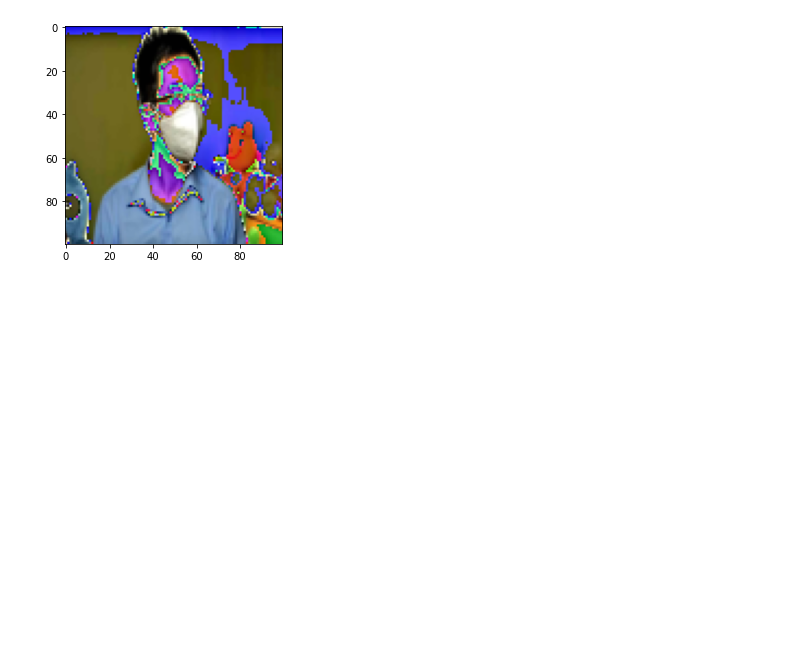
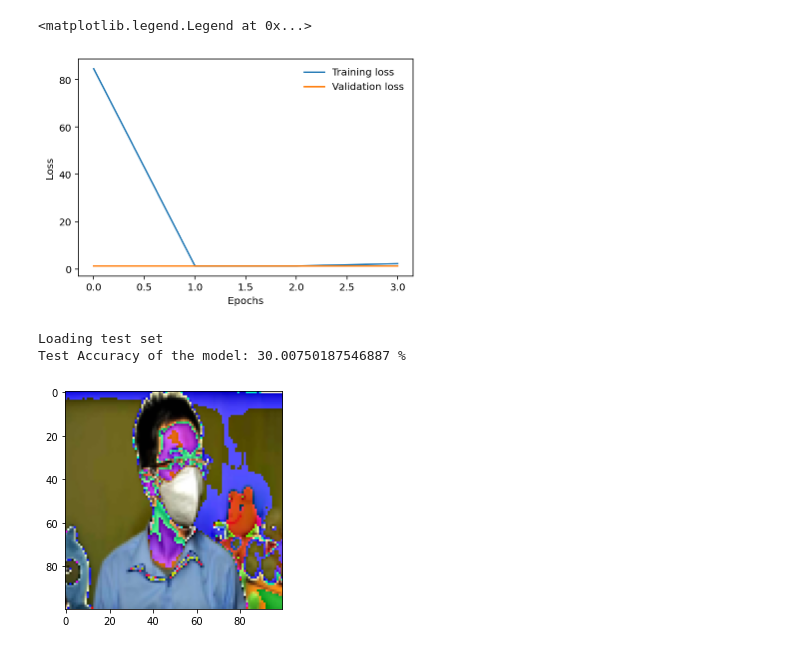
Before and after one commit to cpatel1999/AI_FACE_MASK_DETECTION, a Jupyter notebook: Project.ipynb, the cells around one changed output. Saved outputs shown, nothing was run; the diff lists cells and outputs as text; code cells hidden in the pictures; blank space fills up the shorter version.

```diff
--- a/Project.ipynb
+++ b/Project.ipynb
@@ -53,17 +65,17 @@ class FaceMaskDataset(Dataset):
 train_split_percentage = 0.8
 val_split_percentage = 0.1
 test_split_percentage = 0.1
-size_of_the_dataset = int(data_df.shape[0] / 15)
+size_of_the_dataset = int(data_df.shape[0])
 
 
 print("size_of_the_dataset", size_of_the_dataset)
 
-batch_size = 4
-learning_rate = 0.01
-num_epochs = 4
+batch_size = 25
+learning_rate = 0.001
+num_epochs = 35
 
-x_direction = 180
-y_direction = 180
+x_direction = 150
+y_direction = 150
 
 indexes = list(range(size_of_the_dataset))
 random.shuffle(indexes)
@@ -87,7 +99,8 @@ Effective test split = 10.0%
 transform = transforms.Compose(
     [transforms.Resize((x_direction, y_direction)),
         transforms.ToTensor(),
-        transforms.Normalize((0.5, 0.5, 0.5), (0.5, 0.5, 0.5))])
+        transforms.Normalize(mean=[0.485, 0.456, 0.406],
+                                       std=[0.229, 0.224, 0.225])])
 
 
 print("Loading training set")
@@ -137,13 +149,13 @@ class CNN(nn.Module):
             nn.MaxPool2d(kernel_size=2, stride=2),
         )
         num_of_classes = len(classes.keys())
-        self.fc_layer = nn.Sequential(nn.Dropout(p=0.1), nn.Linear(45 * 45 * new_x_direction, 1000), nn.ReLU(
+        self.fc_layer = nn.Sequential(nn.Dropout(p=0.1), nn.Linear(37 * 37 * new_x_direction, 1000), nn.ReLU(
             inplace=True), nn.Linear(1000, 512), nn.ReLU(inplace=True), nn.Dropout(p=0.1), nn.Linear(512, num_of_classes))
 
     def forward(self, x):
         # conv layers
         x = self.conv_layer(x)
-        print(x.shape)
+        # print(x.shape)
         # flatten
         x = x.view(x.size(0), -1)
         # fc layer
@@ -154,8 +166,9 @@ model = CNN()
 criterion = nn.CrossEntropyLoss()
 optimizer = torch.optim.Adam(model.parameters(), lr=learning_rate)
 # %%
+import torch
 device = torch.device('cuda' if torch.cuda.is_available() else 'cpu')
 print('Using device:', device)
 
-model = model.to(device)
+# model = model.to(device)
 # %% [output]
@@ -191,21 +241,43 @@ torch.Size([4, 230, 45, 45])
+# %%
+import matplotlib.pyplot as plt
+
+%matplotlib inline
+%config InlineBackend.figure_format = 'retina'
+
+plt.plot(train_losses, label='Training loss')
+plt.plot(valid_losses, label='Validation loss')
+plt.xlabel("Epochs")
+plt.ylabel("Loss")
+plt.legend(frameon=False)
+# %% [output]
+<matplotlib.legend.Legend at 0x...>
+[figure, added]
 # %%
 test_dataset = FaceMaskDataset(test_indexes, conversion=transform)
 print("Loading test set")
 test_loader = torch.utils.data.DataLoader(
     dataset=test_dataset, batch_size=batch_size, shuffle=True, num_workers=0)
 
-
-model.eval()
+# test-the-model
+model.eval()  # it-disables-dropout
 with torch.no_grad():
     correct = 0
     total = 0
     for images, labels in test_loader:
+        images = images.to(device)
+        labels = labels.to(device)
         outputs = model(images)
         _, predicted = torch.max(outputs.data, 1)
         total += labels.size(0)
         correct += (predicted == labels).sum().item()
-    print('Test Accuracy of the model on the {} test images: {} %' .format(
-        total, (correct / total) * 100))
+
+    print('Test Accuracy of the model: {} %'.format(100 * correct / total))
+
+# Save
+torch.save(model.state_dict(), os.path.join(model_path, 'model.ckpt'))
+# %% [output]
+Loading test set
+Test Accuracy of the model: 30.00750187546887 %
 # %%
 new_data_folder = "./data/new/images"
 
```
Also changed, not shown: parts of 9 cells of this notebook, 4 other files.
